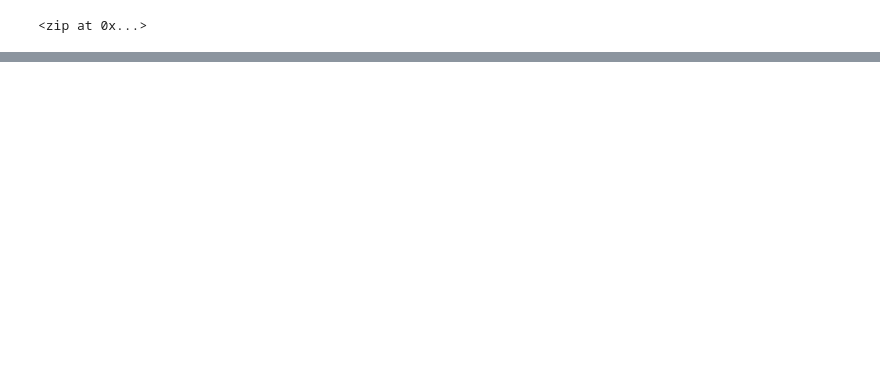
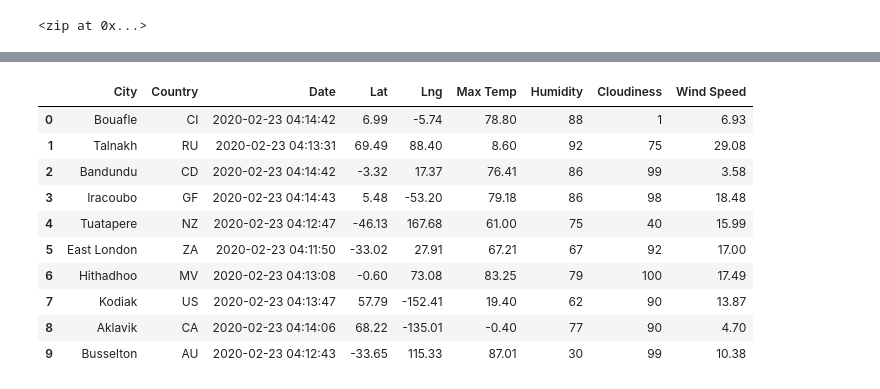
Before and after one commit to hhnguyenn/World_Weather_Analysis, a Jupyter notebook: WeatherPy.ipynb, the cells around one changed output, grey strips where cells are left out. Saved outputs shown, nothing was run; the diff lists cells and outputs as text; code cells hidden in the pictures; blank space fills up the shorter version.

```diff
--- a/WeatherPy.ipynb
+++ b/WeatherPy.ipynb
@@ -31,0 +156,16 @@ len(cities)
+# %%
+new_column_order=["City", "Country", "Date","Lat","Lng","Max Temp","Humidity","Cloudiness","Wind Speed"]
+city_data_df = city_data_df[new_column_order]
+city_data_df.head(10)
+# %% [output]
+|  | City | Country | Date | Lat | Lng | Max Temp | Humidity | Cloudiness | Wind Speed |
+| 0 | Bouafle | CI | 2020-02-23 04:14:42 | 6.99 | -5.74 | 78.80 | 88 | 1 | 6.93 |
+| 1 | Talnakh | RU | 2020-02-23 04:13:31 | 69.49 | 88.40 | 8.60 | 92 | 75 | 29.08 |
+| 2 | Bandundu | CD | 2020-02-23 04:14:42 | -3.32 | 17.37 | 76.41 | 86 | 99 | 3.58 |
+| 3 | Iracoubo | GF | 2020-02-23 04:14:43 | 5.48 | -53.20 | 79.18 | 86 | 98 | 18.48 |
+| 4 | Tuatapere | NZ | 2020-02-23 04:12:47 | -46.13 | 167.68 | 61.00 | 75 | 40 | 15.99 |
+| 5 | East London | ZA | 2020-02-23 04:11:50 | -33.02 | 27.91 | 67.21 | 67 | 92 | 17.00 |
+| 6 | Hithadhoo | MV | 2020-02-23 04:13:08 | -0.60 | 73.08 | 83.25 | 79 | 100 | 17.49 |
+| 7 | Kodiak | US | 2020-02-23 04:13:47 | 57.79 | -152.41 | 19.40 | 62 | 90 | 13.87 |
+| 8 | Aklavik | CA | 2020-02-23 04:14:06 | 68.22 | -135.01 | -0.40 | 77 | 90 | 4.70 |
+| 9 | Busselton | AU | 2020-02-23 04:12:43 | -33.65 | 115.33 | 87.01 | 30 | 99 | 10.38 |
```
Also changed, not shown: parts of 8 cells of this notebook, 3 other files.
